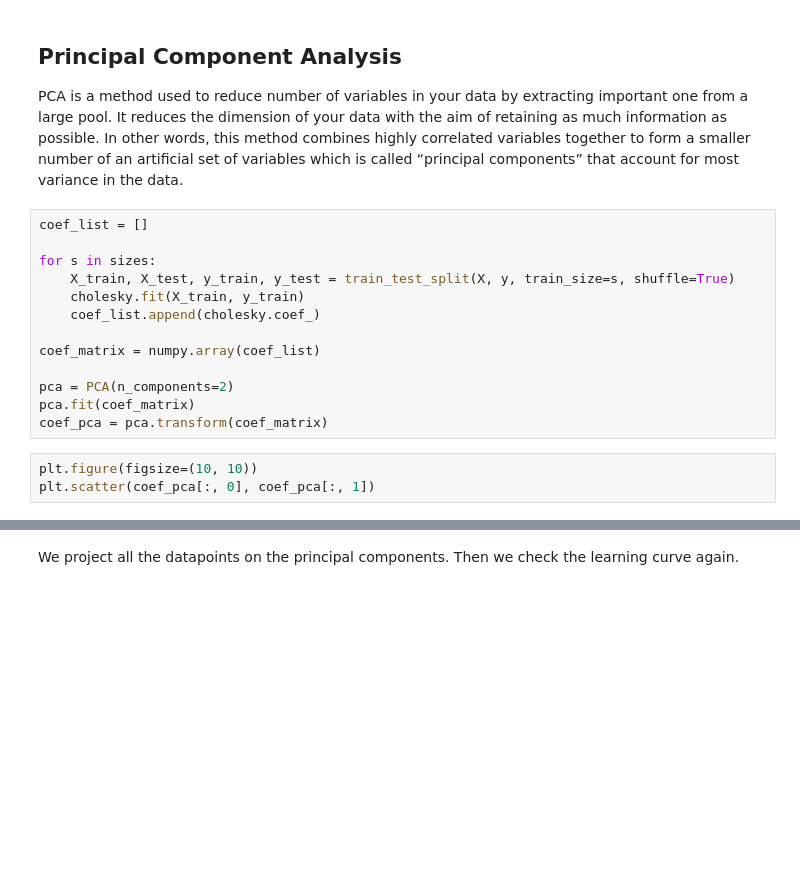
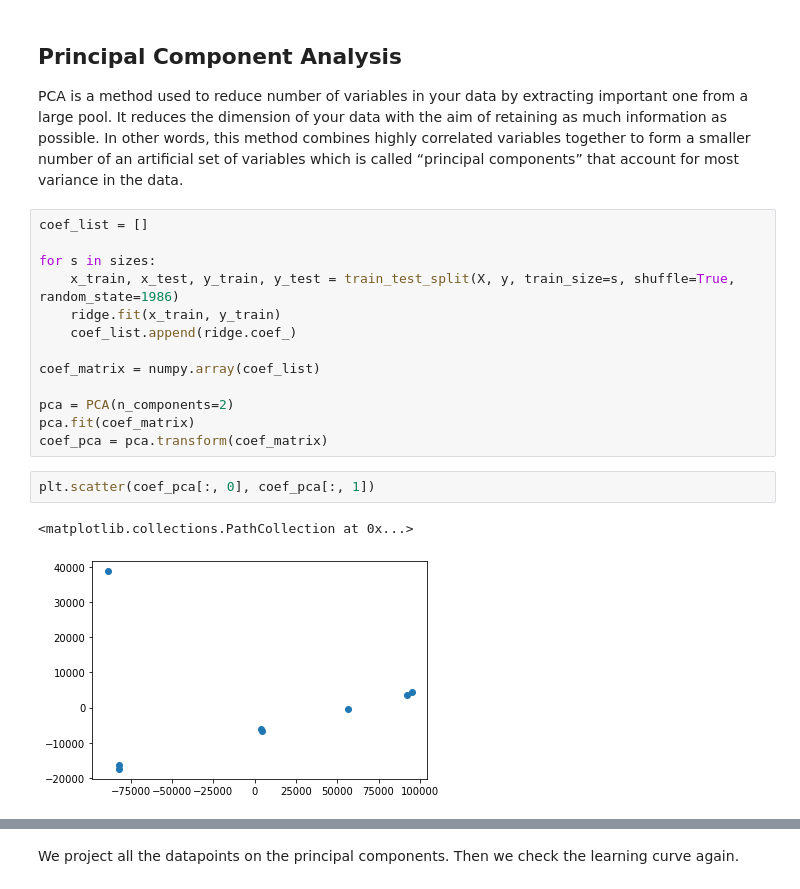
Before and after one commit to mikymaione/HousingPrices, a Jupyter notebook: SourceCode/HousingPrices/main.ipynb, the cells around one changed output, grey strips where cells are left out. Cells and saved outputs as stored; diff of their text form; blank space fills up the shorter version.

```diff
--- a/SourceCode/HousingPrices/main.ipynb
+++ b/SourceCode/HousingPrices/main.ipynb
@@ -444,9 +453,9 @@ PCA is a method used to reduce number of variables in your data by extracting im
 coef_list = []
 
 for s in sizes:
-    X_train, X_test, y_train, y_test = train_test_split(X, y, train_size=s, shuffle=True)
-    cholesky.fit(X_train, y_train)
-    coef_list.append(cholesky.coef_)
+    x_train, x_test, y_train, y_test = train_test_split(X, y, train_size=s, shuffle=True, random_state=1986)
+    ridge.fit(x_train, y_train)
+    coef_list.append(ridge.coef_)
 
 coef_matrix = numpy.array(coef_list)
 
@@ -454,8 +463,10 @@ pca = PCA(n_components=2)
 pca.fit(coef_matrix)
 coef_pca = pca.transform(coef_matrix)
 # %%
-plt.figure(figsize=(10, 10))
 plt.scatter(coef_pca[:, 0], coef_pca[:, 1])
+# %% [output]
+<matplotlib.collections.PathCollection at 0x...>
+[figure, added]
 # %%
 pca = PCA(n_components=X.shape[1])
 pca.fit(X)
```
Also changed, not shown: parts of 33 cells of this notebook.
